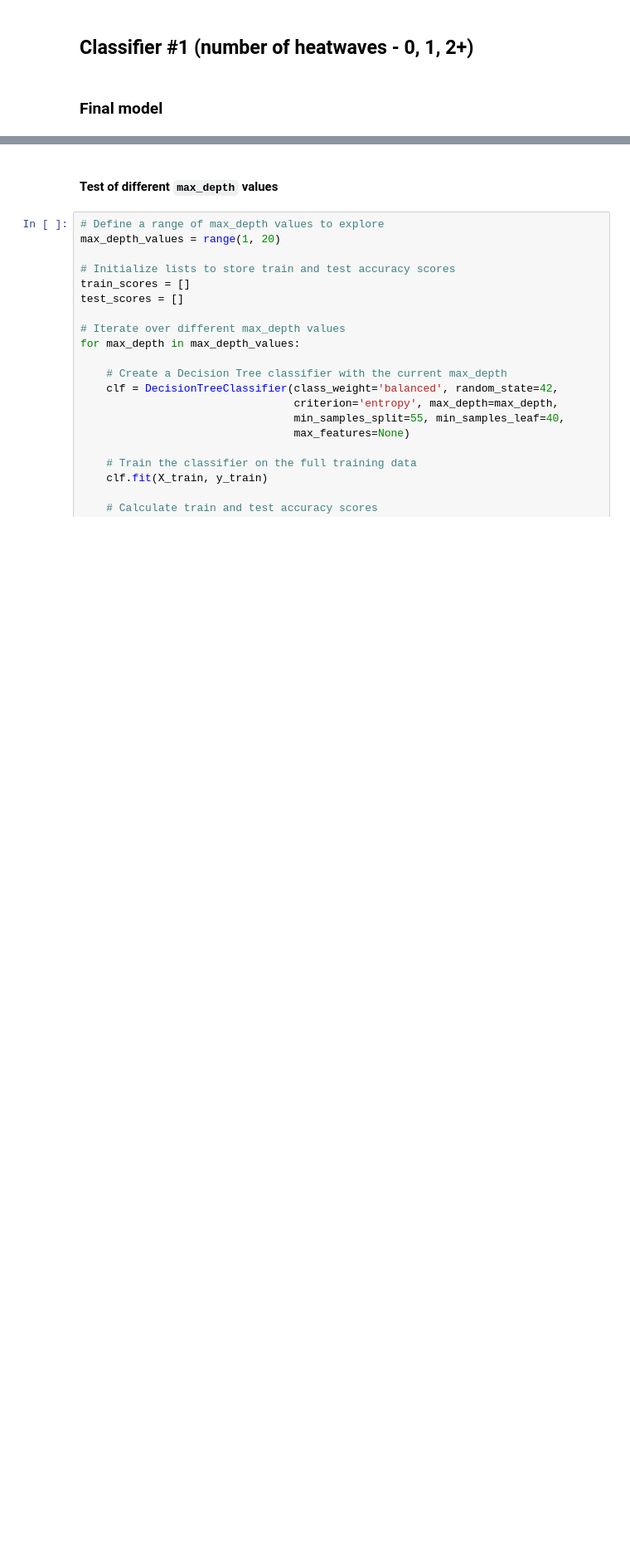
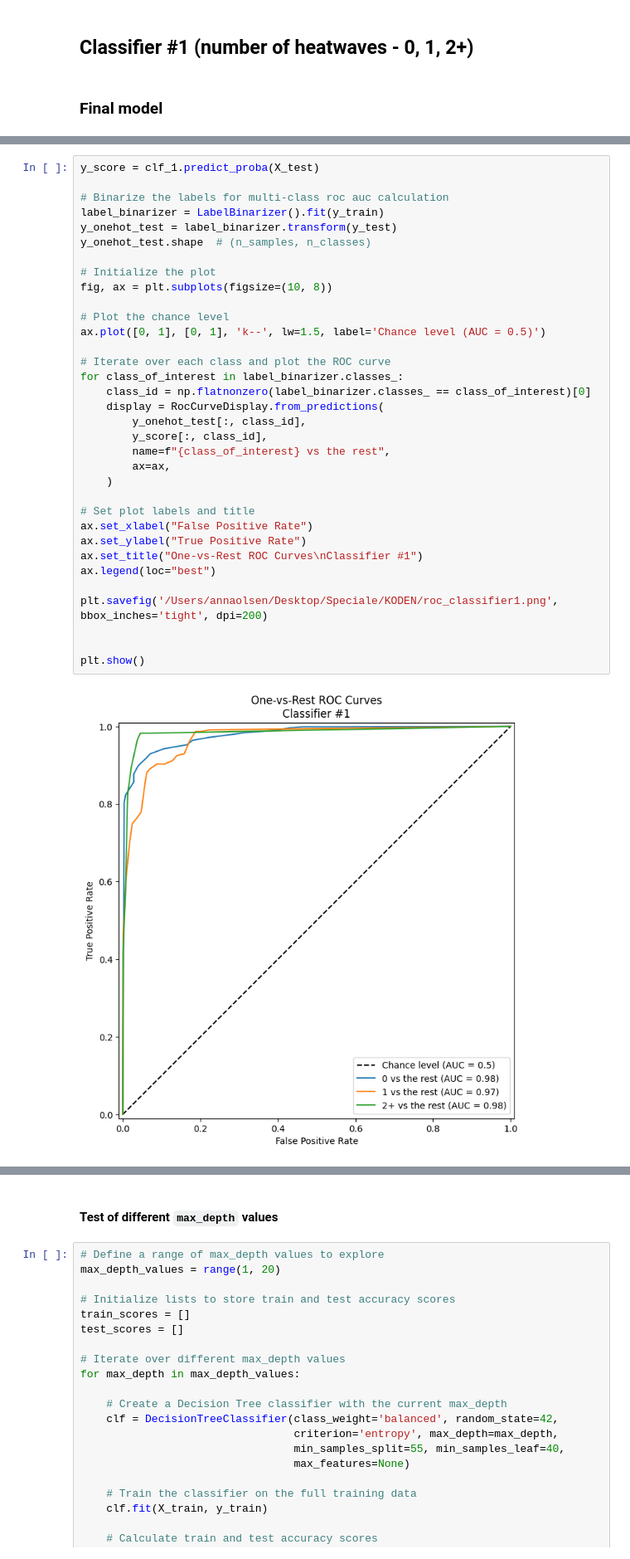
Before and after one commit to nesloanna/DS_thesis, a Jupyter notebook: MachineLearning/classifier_count.ipynb, the cells around one changed output, grey strips where cells are left out. Shown at 83% size. Cells and saved outputs as stored; diff of their text form; blank space fills up the shorter version.

```diff
--- a/MachineLearning/classifier_count.ipynb
+++ b/MachineLearning/classifier_count.ipynb
@@ -161,0 +167,36 @@ weighted avg       0.93      0.90      0.91      1343
+# %%
+y_score = clf_1.predict_proba(X_test)
+
+# Binarize the labels for multi-class roc auc calculation
+label_binarizer = LabelBinarizer().fit(y_train)
+y_onehot_test = label_binarizer.transform(y_test)
+y_onehot_test.shape  # (n_samples, n_classes)
+
+# Initialize the plot
+fig, ax = plt.subplots(figsize=(10, 8))
+
+# Plot the chance level
+ax.plot([0, 1], [0, 1], 'k--', lw=1.5, label='Chance level (AUC = 0.5)')
+
+# Iterate over each class and plot the ROC curve
+for class_of_interest in label_binarizer.classes_:
+    class_id = np.flatnonzero(label_binarizer.classes_ == class_of_interest)[0]
+    display = RocCurveDisplay.from_predictions(
+        y_onehot_test[:, class_id],
+        y_score[:, class_id],
+        name=f"{class_of_interest} vs the rest",
+        ax=ax,
+    )
+
+# Set plot labels and title
+ax.set_xlabel("False Positive Rate")
+ax.set_ylabel("True Positive Rate")
+ax.set_title("One-vs-Rest ROC Curves\nClassifier #1")
+ax.legend(loc="best")
+
+plt.savefig('/Users/annaolsen/Desktop/Speciale/KODEN/roc_classifier1.png', bbox_inches='tight', dpi=200)
+
+
+plt.show()
+# %% [output]
+[figure, added]
```
Also changed, not shown: parts of 9 cells of this notebook, 2 other files.
